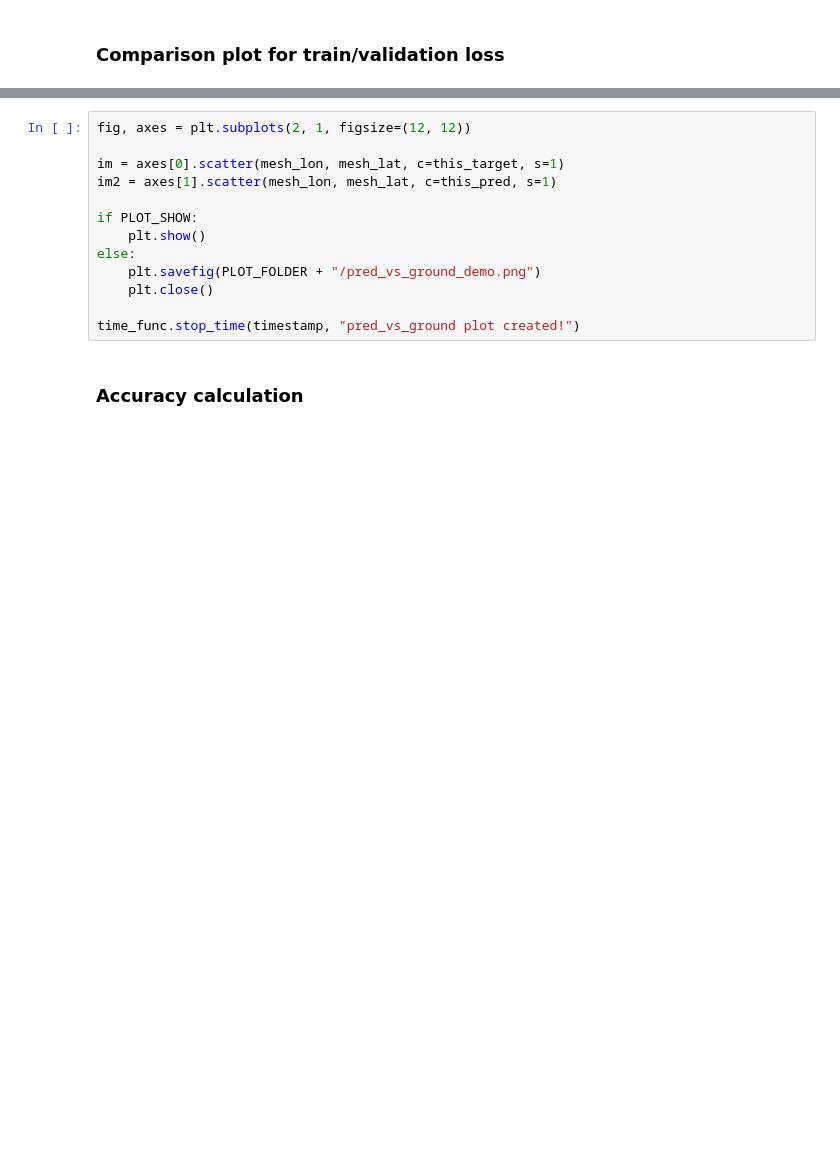
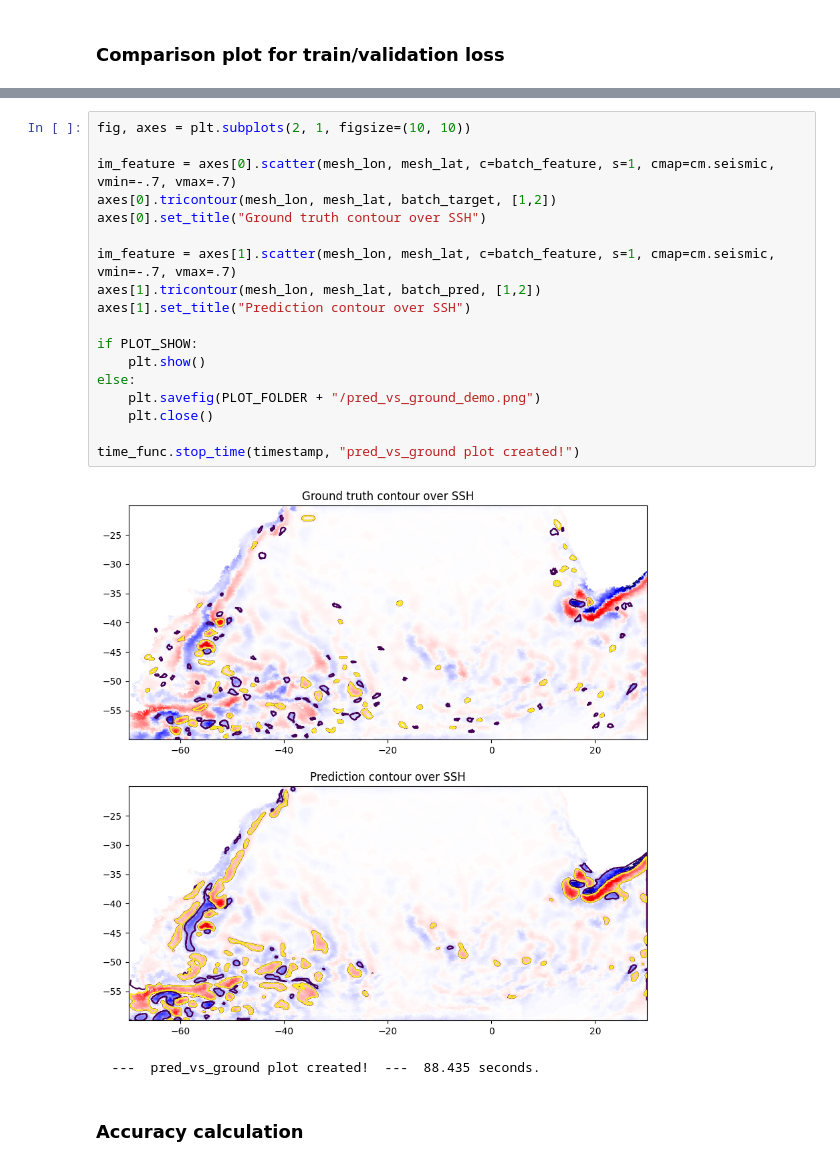
Before and after one commit to HPCI-Lab/eddiesML, a Jupyter notebook: src/pipeline_demo.ipynb, the cells around one changed output, grey strips where cells are left out. Drawn from its saved outputs; the diff is of its cells as text; blank space fills up the shorter version.

```diff
--- a/src/pipeline_demo.ipynb
+++ b/src/pipeline_demo.ipynb
@@ -407,16 +522,24 @@ _, this_pred = torch.max(pred[:mesh.dims['nodes_subset']], dim=1)
 # %%
-fig, axes = plt.subplots(2, 1, figsize=(12, 12))
+fig, axes = plt.subplots(2, 1, figsize=(10, 10))
 
-im = axes[0].scatter(mesh_lon, mesh_lat, c=this_target, s=1)
-im2 = axes[1].scatter(mesh_lon, mesh_lat, c=this_pred, s=1)
+im_feature = axes[0].scatter(mesh_lon, mesh_lat, c=batch_feature, s=1, cmap=cm.seismic, vmin=-.7, vmax=.7)
+axes[0].tricontour(mesh_lon, mesh_lat, batch_target, [1,2])
+axes[0].set_title("Ground truth contour over SSH")
+
+im_feature = axes[1].scatter(mesh_lon, mesh_lat, c=batch_feature, s=1, cmap=cm.seismic, vmin=-.7, vmax=.7)
+axes[1].tricontour(mesh_lon, mesh_lat, batch_pred, [1,2])
+axes[1].set_title("Prediction contour over SSH")
 
 if PLOT_SHOW:
     plt.show()
 else:
     plt.savefig(PLOT_FOLDER + "/pred_vs_ground_demo.png")
     plt.close()
 
 time_func.stop_time(timestamp, "pred_vs_ground plot created!")
+# %% [output]
+[figure, added]
+  ---  pred_vs_ground plot created!  ---  88.435 seconds.
 # %% [markdown]
 ### Accuracy calculation
 # %%
```
Also changed, not shown: parts of 26 cells of this notebook.
